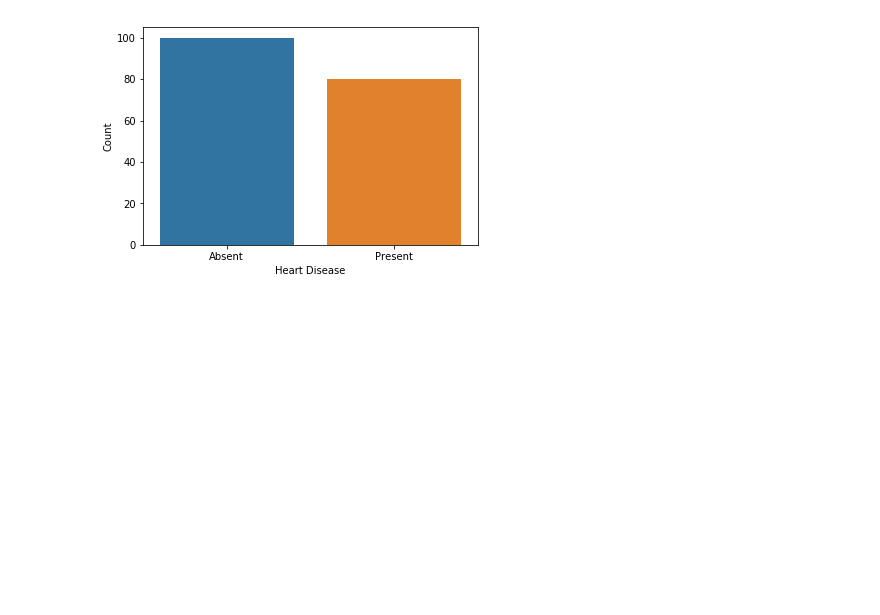
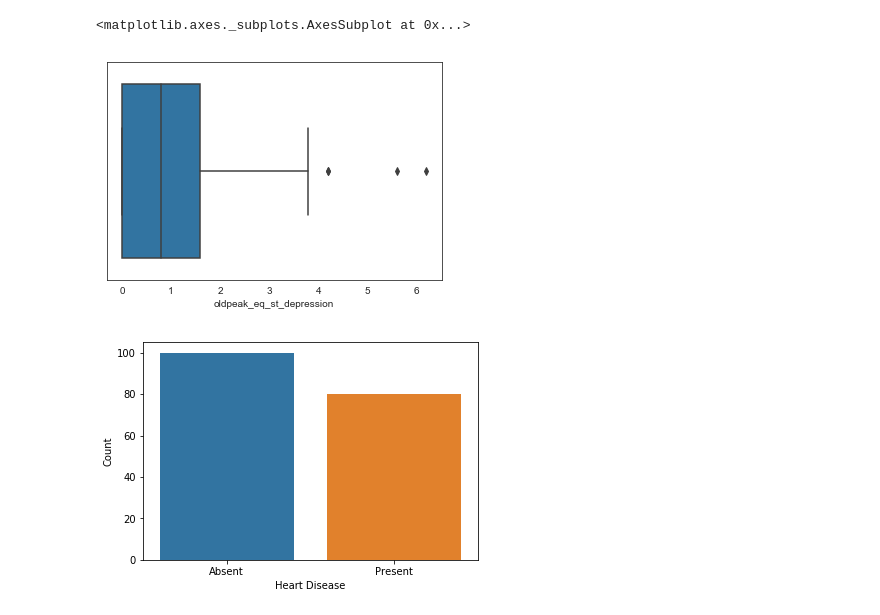
Before and after one commit to deeEm29/HeartDiseaseCompetition, a Jupyter notebook: heartDataAnalysis.ipynb, the cells around one changed output. Cells and saved outputs as stored; diff of their text form; code cells hidden in the pictures; blank space fills up the shorter version.

```diff
--- a/heartDataAnalysis.ipynb
+++ b/heartDataAnalysis.ipynb
@@ -78 +69,7 @@ df_heart.describe()
+# %%
+#Run a box plot on oldpeak_eq_st_depression as the summary shows outliers
+sns.boxplot(x="oldpeak_eq_st_depression", data=df_heart)
+# %% [output]
+<matplotlib.axes._subplots.AxesSubplot at 0x...>
+[figure, added]
 # %%
```
Also changed, not shown: parts of 31 cells of this notebook, 5 other files.
